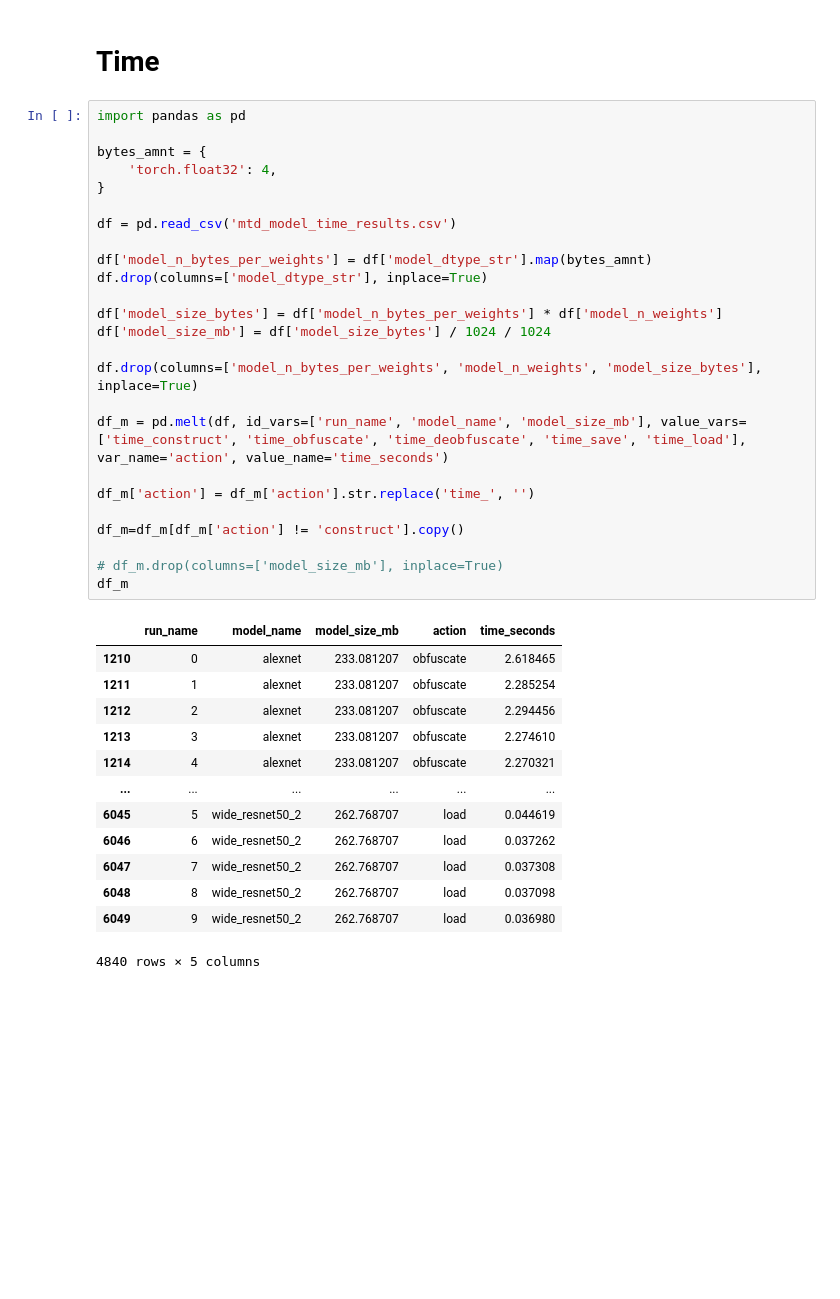
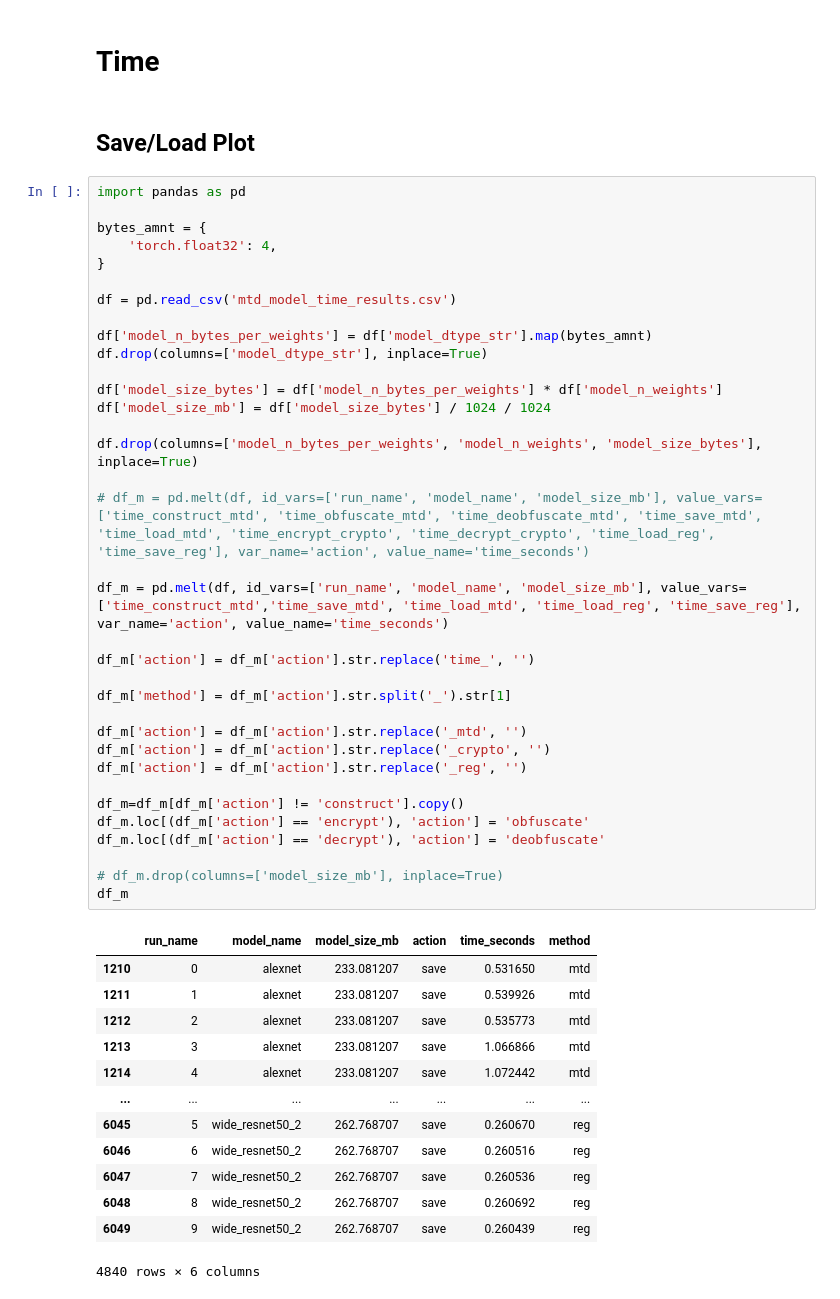
Before and after one commit to ArielCyber/AI-model-MTD, a Jupyter notebook: results/results_process.ipynb, the cells around one changed output. Cells and saved outputs as stored; diff of their text form; blank space fills up the shorter version.

```diff
--- a/results/results_process.ipynb
+++ b/results/results_process.ipynb
@@ -1,44 +1,56 @@
 # %% [markdown]
 # Time
+# %% [markdown]
+## Save/Load Plot
 # %%
 import pandas as pd
 
 bytes_amnt = {
     'torch.float32': 4,
 }
 
 df = pd.read_csv('mtd_model_time_results.csv')
 
 df['model_n_bytes_per_weights'] = df['model_dtype_str'].map(bytes_amnt)
 df.drop(columns=['model_dtype_str'], inplace=True)
 
 df['model_size_bytes'] = df['model_n_bytes_per_weights'] * df['model_n_weights']
 df['model_size_mb'] = df['model_size_bytes'] / 1024 / 1024
 
 df.drop(columns=['model_n_bytes_per_weights', 'model_n_weights', 'model_size_bytes'], inplace=True)
 
-df_m = pd.melt(df, id_vars=['run_name', 'model_name', 'model_size_mb'], value_vars=['time_construct', 'time_obfuscate', 'time_deobfuscate', 'time_save', 'time_load'], var_name='action', value_name='time_seconds')
+# df_m = pd.melt(df, id_vars=['run_name', 'model_name', 'model_size_mb'], value_vars=['time_construct_mtd', 'time_obfuscate_mtd', 'time_deobfuscate_mtd', 'time_save_mtd', 'time_load_mtd', 'time_encrypt_crypto', 'time_decrypt_crypto', 'time_load_reg', 'time_save_reg'], var_name='action', value_name='time_seconds')
+
+df_m = pd.melt(df, id_vars=['run_name', 'model_name', 'model_size_mb'], value_vars=['time_construct_mtd','time_save_mtd', 'time_load_mtd', 'time_load_reg', 'time_save_reg'], var_name='action', value_name='time_seconds')
 
 df_m['action'] = df_m['action'].str.replace('time_', '')
 
+df_m['method'] = df_m['action'].str.split('_').str[1]
+
+df_m['action'] = df_m['action'].str.replace('_mtd', '')
+df_m['action'] = df_m['action'].str.replace('_crypto', '')
+df_m['action'] = df_m['action'].str.replace('_reg', '')
+
 df_m=df_m[df_m['action'] != 'construct'].copy()
+df_m.loc[(df_m['action'] == 'encrypt'), 'action'] = 'obfuscate'
+df_m.loc[(df_m['action'] == 'decrypt'), 'action'] = 'deobfuscate'
 
 # df_m.drop(columns=['model_size_mb'], inplace=True)
 df_m
 # %% [output]
-|  | run_name | model_name | model_size_mb | action | time_seconds |
-| 1210 | 0 | alexnet | 233.081207 | obfuscate | 2.618465 |
-| 1211 | 1 | alexnet | 233.081207 | obfuscate | 2.285254 |
-| 1212 | 2 | alexnet | 233.081207 | obfuscate | 2.294456 |
-| 1213 | 3 | alexnet | 233.081207 | obfuscate | 2.274610 |
-| 1214 | 4 | alexnet | 233.081207 | obfuscate | 2.270321 |
-| ... | ... | ... | ... | ... | ... |
-| 6045 | 5 | wide_resnet50_2 | 262.768707 | load | 0.044619 |
-| 6046 | 6 | wide_resnet50_2 | 262.768707 | load | 0.037262 |
-| 6047 | 7 | wide_resnet50_2 | 262.768707 | load | 0.037308 |
-| 6048 | 8 | wide_resnet50_2 | 262.768707 | load | 0.037098 |
-| 6049 | 9 | wide_resnet50_2 | 262.768707 | load | 0.036980 |
+|  | run_name | model_name | model_size_mb | action | time_seconds | method |
+| 1210 | 0 | alexnet | 233.081207 | save | 0.531650 | mtd |
+| 1211 | 1 | alexnet | 233.081207 | save | 0.539926 | mtd |
+| 1212 | 2 | alexnet | 233.081207 | save | 0.535773 | mtd |
+| 1213 | 3 | alexnet | 233.081207 | save | 1.066866 | mtd |
+| 1214 | 4 | alexnet | 233.081207 | save | 1.072442 | mtd |
+| ... | ... | ... | ... | ... | ... | ... |
+| 6045 | 5 | wide_resnet50_2 | 262.768707 | save | 0.260670 | reg |
+| 6046 | 6 | wide_resnet50_2 | 262.768707 | save | 0.260516 | reg |
+| 6047 | 7 | wide_resnet50_2 | 262.768707 | save | 0.260536 | reg |
+| 6048 | 8 | wide_resnet50_2 | 262.768707 | save | 0.260692 | reg |
+| 6049 | 9 | wide_resnet50_2 | 262.768707 | save | 0.260439 | reg |
-4840 rows × 5 columns
+4840 rows × 6 columns
 # %%
 import seaborn as sns
 
```
Also changed, not shown: parts of 4 cells of this notebook, 4 other files.
